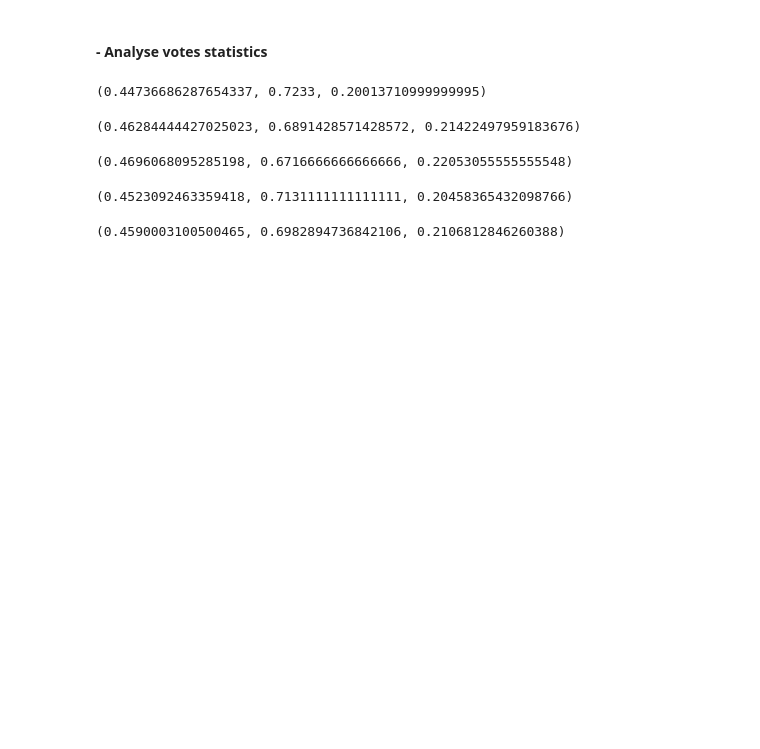
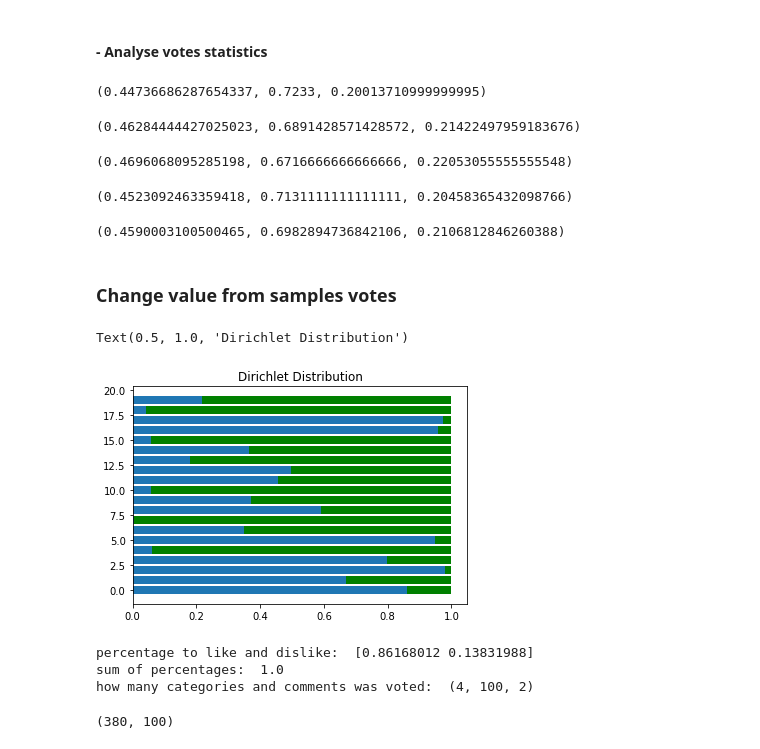
Before and after one commit to naiieandrade/tcc-studies, a Jupyter notebook: dirichlet-distribution.ipynb, the cells around one changed output. Saved outputs shown, nothing was run; the diff lists cells and outputs as text; code cells hidden in the pictures; blank space fills up the shorter version.

Commit message:
Plot with equal alphas

```diff
--- a/dirichlet-distribution.ipynb
+++ b/dirichlet-distribution.ipynb
@@ -314,3 +314,28 @@ votes4.std(), votes4.mean(), votes4.var()
 votes.std(), votes.mean(), votes.var()
 # %% [output]
 (0.4590003100500465, 0.6982894736842106, 0.2106812846260388)
+# %% [markdown]
+### Change value from samples votes
+# %%
+categories = 4
+comments = 100
+alpha = 0.520
+s = np.random.dirichlet((alpha, alpha), (categories, comments))
+c1, c2, c3, c4 = s[:, :, 0]
+# %%
+sT = s[0][:20].transpose()
+
+plt.barh(range(20), sT[0])
+plt.barh(range(20), sT[1], left=sT[0], color='g')
+plt.title("Dirichlet Distribution")
+# %% [output]
+Text(0.5, 1.0, 'Dirichlet Distribution')
+[figure, added]
+# %%
+print('percentage to like and dislike: ', s[0][0])
+print('sum of percentages: ', s[0][0].sum())
+print('how many categories and comments was voted: ', s.shape)
+# %% [output]
+percentage to like and dislike:  [0.86168012 0.13831988]
+sum of percentages:  1.0
+how many categories and comments was voted:  (4, 100, 2)
@@ -316,0 +349,4 @@ votes.std(), votes.mean(), votes.var()
+# %%
+votes.shape
+# %% [output]
+(380, 100)
```
Also changed, not shown: parts of 7 cells of this notebook.
